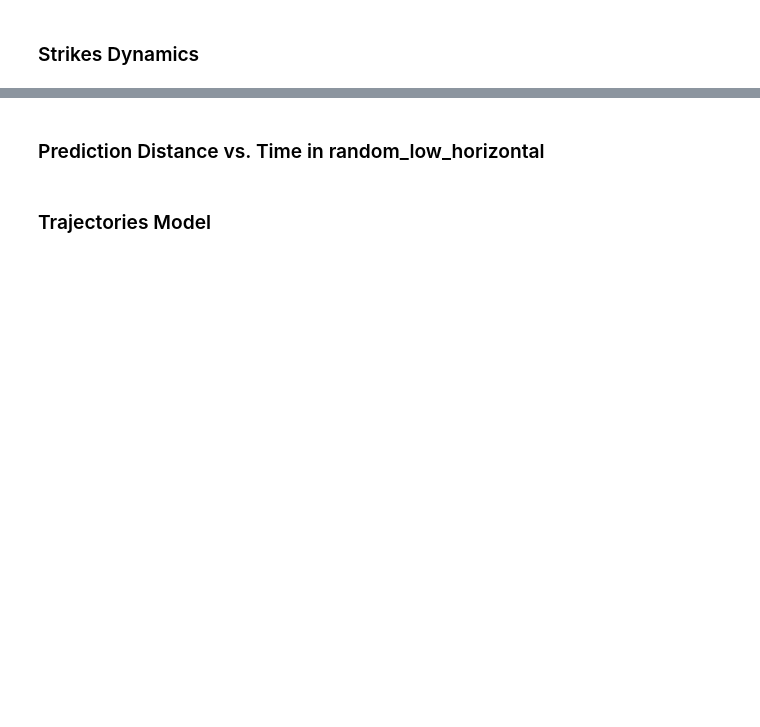
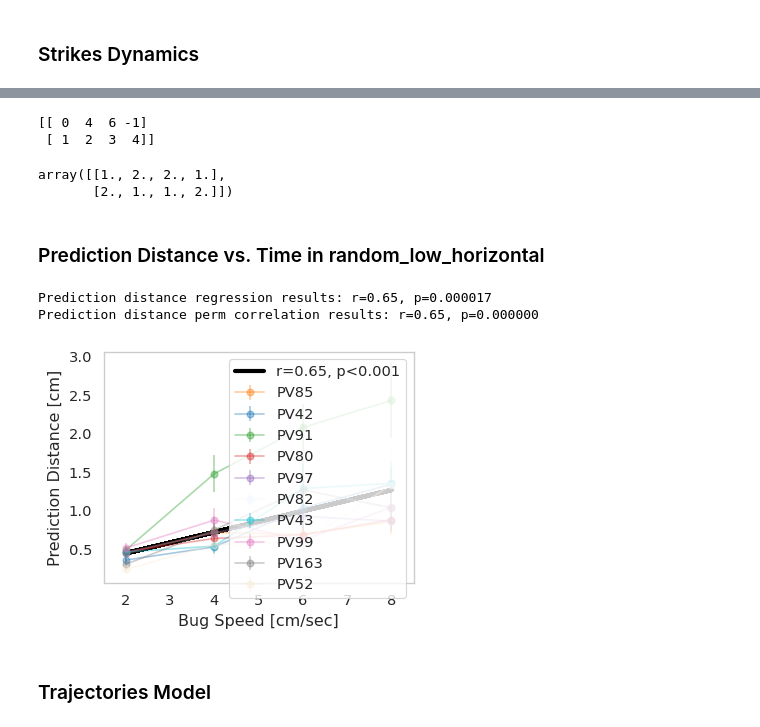
Before and after one commit to EvolutionaryNeuralCodingLab/PreyTouch, a Jupyter notebook: notebooks/paper_figs.ipynb, the cells around one changed output, grey strips where cells are left out. Cells and saved outputs as stored; diff of their text form; code cells hidden in the pictures; blank space fills up the shorter version.

```diff
--- a/notebooks/paper_figs.ipynb
+++ b/notebooks/paper_figs.ipynb
@@ -357,3 +395,15 @@ plot_strikes_dynamics('PV91', ['PV91', 'PV80', 'PV85', 'PV42', 'PV163', 'PV99'],
+# %%
+
+
+x = np.array([[0, 4, 6, -1], [1, 2, 3, 4]])
+print(x)
+
+rankdata(x, axis=0)
+# %% [output]
+[[ 0  4  6 -1]
+ [ 1  2  3  4]]
+array([[1., 2., 2., 1.],
+       [2., 1., 1., 2.]])
 # %% [markdown]
 ### Prediction Distance vs. Time in random_low_horizontal
 # %%
@@ -404,7 +454,7 @@ def perm_test_correlation(x, y, n_permutations=1000):
     return r, p_val, null_distribution
 
 def plot_pred_distance(ax, movement_type, speeds=(2, 4, 6, 8), labels_fontsize=None, hit_type='all',
-                       plot_only_with_all_speeds=False, animals2drop=None):
+                       plot_only_with_all_speeds=False, animals2drop=None, is_legend=False):
     assert hit_type in ['all', 'misses', 'hits']
     hit_type_query = ' and is_hit' if hit_type == 'hits' else ' and not is_hit' if hit_type == 'misses' else ''
     avg, lines = [], []
@@ -412,36 +462,41 @@ def plot_pred_distance(ax, movement_type, speeds=(2, 4, 6, 8), labels_fontsize=N
         if animals2drop and animal_id in animals2drop:
             continue
         af_ = df.query(f'animal_id=="{animal_id}" and movement_type=="{movement_type}"{hit_type_query}')[
             ['calc_speed', 'pred_distance']].copy()
         if af_.empty:
             continue
         af_['round_speed'] = af_.calc_speed.round()
         af_ = af_.query(f'round_speed in {speeds}').copy()
         g_ = af_.groupby('round_speed').pred_distance.agg(['mean', 'sem'])
         g_.dropna(inplace=True)
         avg.append(g_['mean'].to_dict())
         if not plot_only_with_all_speeds or (hit_type == 'all' and all([sp in g_.index for sp in speeds])):
             l = ax.errorbar(g_.index, g_['mean'], yerr=g_['sem'], color=COLORS[animal_id], label=animal_id, fmt='-o',
                             alpha=0.4)
             lines.append(l)
 
     s = np.array([(k, v) for l in avg for k, v in l.items()])
     rval, pval = plot_regression(ax, s[:, 0], s[:, 1], color='k', linewidth=3, is_legend=False)
     print(f'Prediction distance regression results: r={rval:.2f}, p={pval:f}')
 
     rval, pval, null_dist = perm_test_correlation(s[:, 0], s[:, 1])
     print(f'Prediction distance perm correlation results: r={rval:.2f}, p={pval:f}')
     # avg = pd.DataFrame(avg).mean()
     # ax.plot(avgm.index, avgm.values, '-o', label='Average', color='k', linewidth=3)
     ax.set_xlabel('Bug Speed [cm/sec]', fontsize=labels_fontsize)
     ax.set_ylabel('Prediction Distance [cm]', fontsize=labels_fontsize)
     ax.set_xlim([1.5, 8.5])
-    # ax.legend()
+    if is_legend:
+        ax.legend()
     return lines
 
 
-# _, ax = plt.subplots(1, 1, figsize=(4, 3))
-# plot_pred_distance(ax, 'random_low_horizontal', animals2drop=['PV95', 'PV148']);
+_, ax = plt.subplots(1, 1, figsize=(4, 3))
+plot_pred_distance(ax, 'random_low_horizontal', animals2drop=['PV95', 'PV148'], is_legend=True);
+# %% [output]
+Prediction distance regression results: r=0.65, p=0.000017
+Prediction distance perm correlation results: r=0.65, p=0.000000
+[figure, added]
 # %% [markdown]
 ### Trajectories Model
 # %%
```
Also changed, not shown: parts of 23 cells of this notebook, 1 other file.
